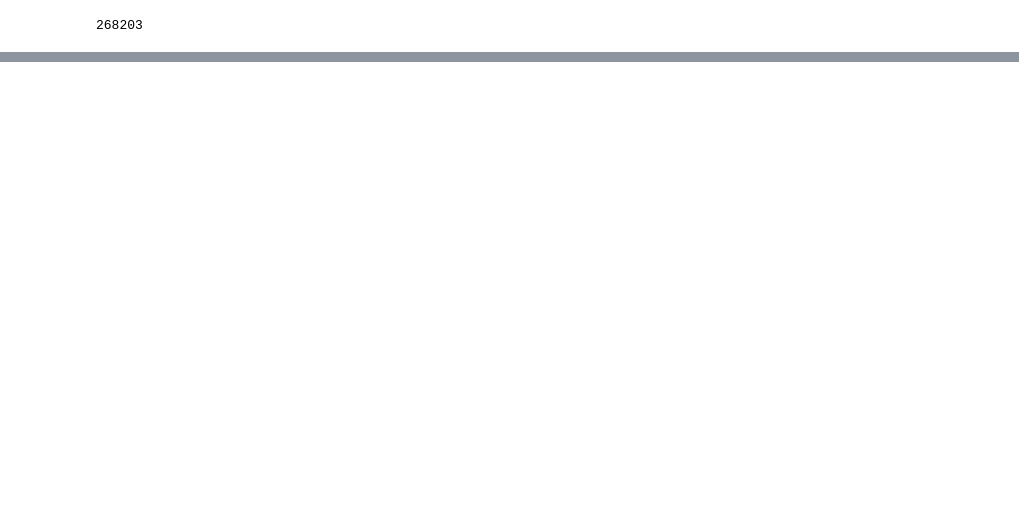
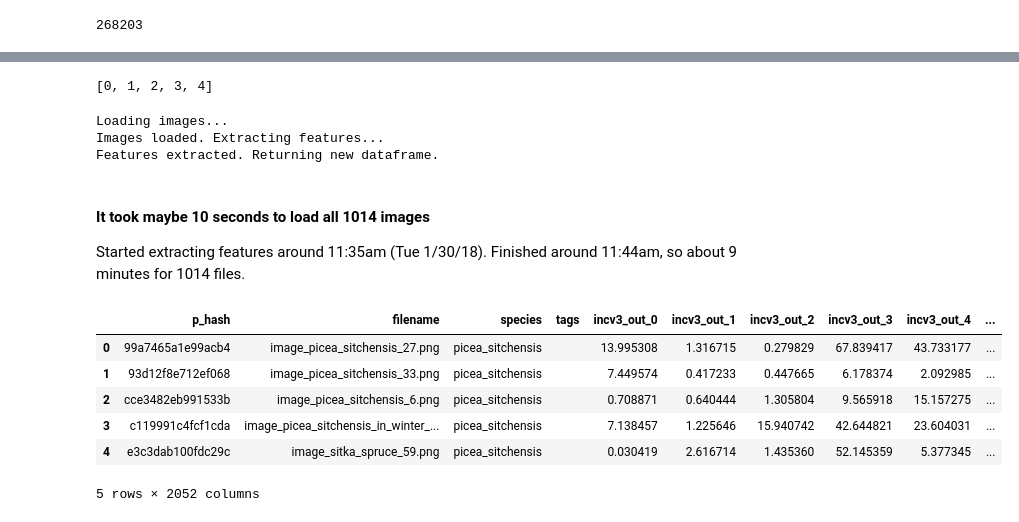
Before and after one commit to NathanielBlairStahn/tree-logic, a Jupyter notebook: feature_extraction.ipynb, the cells around one changed output, grey strips where cells are left out. Drawn from its saved outputs; the diff is of its cells as text; code cells hidden in the pictures; blank space fills up the shorter version.

Commit message:
extract features for 3 species and save to .csv

```diff
--- a/feature_extraction.ipynb
+++ b/feature_extraction.ipynb
@@ -202,5 +205,5 @@ species_names = ['picea_sitchensis', 'platanus_acerifolia', 'acer_macrophylum']
 image_extensions = ['.png', '.jpg', '.jpeg']
 #species_paths = [os.path.join(base_directory, species_name) for species_name in species_names]
 # %%
-image_info_df = pd.DataFrame(columns=['p_hash', 'filename', 'species', 'tags'])
+tree_images_df = pd.DataFrame(columns=['p_hash', 'filename', 'species', 'tags'])
 # %%
@@ -451,0 +478,45 @@ image_info.csv
+# %%
+[row for row in tree_images_df.index][:5]
+# %% [output]
+[0, 1, 2, 3, 4]
+# %%
+num_features = inceptionv3.output.shape[1].value #=2048
+feature_columns = ['incv3_out_{}'.format(i) for i in range(num_features)]
+# %%
+def extract_features(image_df, base_directory):
+    #Create array to store each image as a 3-tensor
+    image_array = np.empty((len(image_df), 299, 299, 3))
+    print('Loading images...')
+    for row in image_df.index:
+        image_path = os.path.join(base_directory, image_df.loc[row,'species'], image_df.loc[row,'filename'])
+        img = image.load_img(image_path, target_size=(299,299))
+        image_array[row] = image.img_to_array(img)
+        #image_array_df.iloc[row] = image.img_to_array(img)
+
+    print('Images loaded. Extracting features...')
+    features = inceptionv3.predict(image_array)
+
+    print('Features extracted. Returning new dataframe.')
+    features_df = pd.DataFrame(features, columns=feature_columns)
+
+    return image_df.join(features_df)
+# %%
+tree_features_df = extract_features(tree_images_df, base_directory)
+# %% [output]
+Loading images...
+Images loaded. Extracting features...
+Features extracted. Returning new dataframe.
+# %% [markdown]
+#### It took maybe 10 seconds to load all 1014 images
+
+Started extracting features around 11:35am (Tue 1/30/18). Finished around 11:44am, so about 9 minutes for 1014 files.
+# %%
+tree_features_df.head()
+# %% [output]
+|  | p_hash | filename | species | tags | incv3_out_0 | incv3_out_1 | incv3_out_2 | incv3_out_3 | incv3_out_4 | ... |
+| 0 | 99a7465a1e99acb4 | image_picea_sitchensis_27.png | picea_sitchensis |  | 13.995308 | 1.316715 | 0.279829 | 67.839417 | 43.733177 | ... |
+| 1 | 93d12f8e712ef068 | image_picea_sitchensis_33.png | picea_sitchensis |  | 7.449574 | 0.417233 | 0.447665 | 6.178374 | 2.092985 | ... |
+| 2 | cce3482eb991533b | image_picea_sitchensis_6.png | picea_sitchensis |  | 0.708871 | 0.640444 | 1.305804 | 9.565918 | 15.157275 | ... |
+| 3 | c119991c4fcf1cda | image_picea_sitchensis_in_winter_... | picea_sitchensis |  | 7.138457 | 1.225646 | 15.940742 | 42.644821 | 23.604031 | ... |
+| 4 | e3c3dab100fdc29c | image_sitka_spruce_59.png | picea_sitchensis |  | 0.030419 | 2.616714 | 1.435360 | 52.145359 | 5.377345 | ... |
+5 rows × 2052 columns
```
Also changed, not shown: parts of 25 cells of this notebook, 2 other files.
